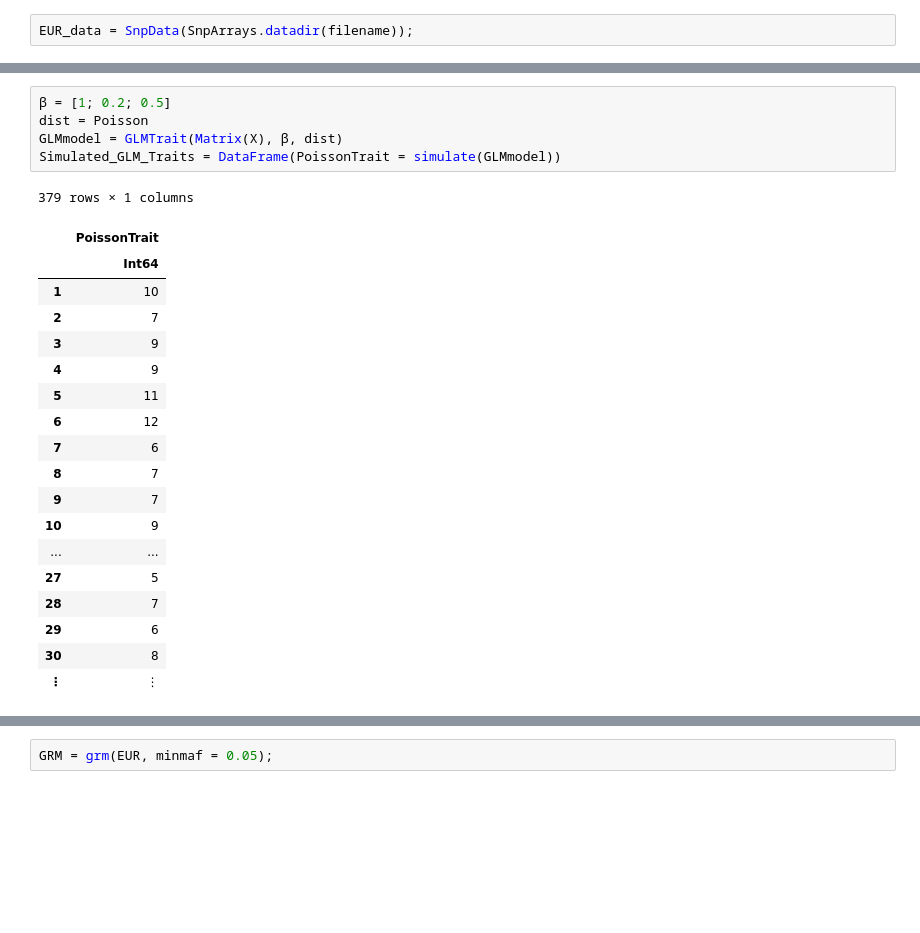
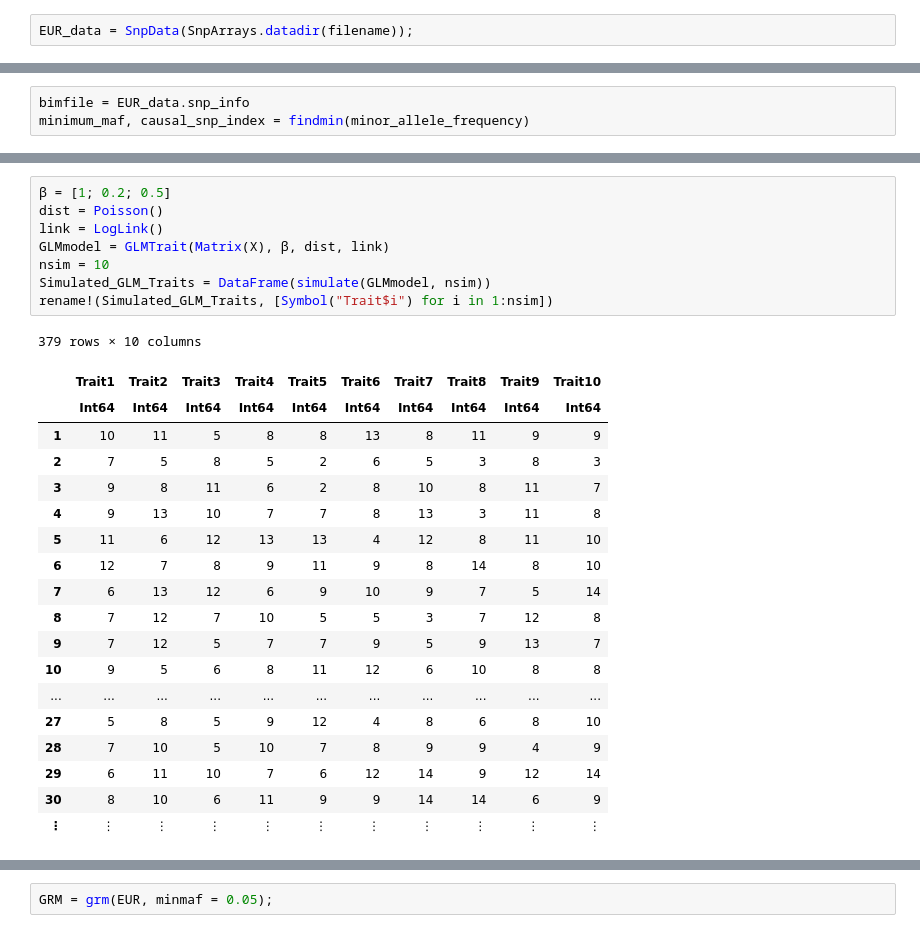
Before and after one commit to OpenMendel/TraitSimulation.jl, a Jupyter notebook: docs/TraitSimulation.ipynb, the cells around one changed output, grey strips where cells are left out. Cells and saved outputs as stored; diff of their text form; blank space fills up the shorter version.

Commit message:
updated notebook for symposium with output in dataframes

```diff
--- a/docs/TraitSimulation.ipynb
+++ b/docs/TraitSimulation.ipynb
@@ -73,0 +71,3 @@ To comform to common convention we also transform sex variable from M/F to 1/0.
+# %%
+bimfile = EUR_data.snp_info
+minimum_maf, causal_snp_index = findmin(minor_allele_frequency)
@@ -126,29 +134,32 @@ $$
 Here we specify the fixed effects and the phenotype distribution, and output for ten simulations per person.
 # %%
 β = [1; 0.2; 0.5]
-dist = Poisson
-GLMmodel = GLMTrait(Matrix(X), β, dist)
-Simulated_GLM_Traits = DataFrame(PoissonTrait = simulate(GLMmodel))
+dist = Poisson()
+link = LogLink()
+GLMmodel = GLMTrait(Matrix(X), β, dist, link)
+nsim = 10
+Simulated_GLM_Traits = DataFrame(simulate(GLMmodel, nsim))
+rename!(Simulated_GLM_Traits, [Symbol("Trait$i") for i in 1:nsim])
 # %% [output]
-379 rows × 1 columns
+379 rows × 10 columns
-|  | PoissonTrait |
-|  | Int64 |
-| 1 | 10 |
-| 2 | 7 |
-| 3 | 9 |
-| 4 | 9 |
-| 5 | 11 |
-| 6 | 12 |
-| 7 | 6 |
-| 8 | 7 |
-| 9 | 7 |
-| 10 | 9 |
-| ... | ... |
-| 27 | 5 |
-| 28 | 7 |
-| 29 | 6 |
-| 30 | 8 |
-| ⋮ | ⋮ |
+|  | Trait1 | Trait2 | Trait3 | Trait4 | Trait5 | Trait6 | Trait7 | Trait8 | Trait9 | Trait10 |
+|  | Int64 | Int64 | Int64 | Int64 | Int64 | Int64 | Int64 | Int64 | Int64 | Int64 |
+| 1 | 10 | 11 | 5 | 8 | 8 | 13 | 8 | 11 | 9 | 9 |
+| 2 | 7 | 5 | 8 | 5 | 2 | 6 | 5 | 3 | 8 | 3 |
+| 3 | 9 | 8 | 11 | 6 | 2 | 8 | 10 | 8 | 11 | 7 |
+| 4 | 9 | 13 | 10 | 7 | 7 | 8 | 13 | 3 | 11 | 8 |
+| 5 | 11 | 6 | 12 | 13 | 13 | 4 | 12 | 8 | 11 | 10 |
+| 6 | 12 | 7 | 8 | 9 | 11 | 9 | 8 | 14 | 8 | 10 |
+| 7 | 6 | 13 | 12 | 6 | 9 | 10 | 9 | 7 | 5 | 14 |
+| 8 | 7 | 12 | 7 | 10 | 5 | 5 | 3 | 7 | 12 | 8 |
+| 9 | 7 | 12 | 5 | 7 | 7 | 9 | 5 | 9 | 13 | 7 |
+| 10 | 9 | 5 | 6 | 8 | 11 | 12 | 6 | 10 | 8 | 8 |
+| ... | ... | ... | ... | ... | ... | ... | ... | ... | ... | ... |
+| 27 | 5 | 8 | 5 | 9 | 12 | 4 | 8 | 6 | 8 | 10 |
+| 28 | 7 | 10 | 5 | 10 | 7 | 8 | 9 | 9 | 4 | 9 |
+| 29 | 6 | 11 | 10 | 7 | 6 | 12 | 14 | 9 | 12 | 14 |
+| 30 | 8 | 10 | 6 | 11 | 9 | 9 | 14 | 14 | 6 | 9 |
+| ⋮ | ⋮ | ⋮ | ⋮ | ⋮ | ⋮ | ⋮ | ⋮ | ⋮ | ⋮ | ⋮ |
 # %% [markdown]
 ## Rare Variant LMM Related Individuals
 
```
Also changed, not shown: parts of 44 cells of this notebook, 9 other files.
